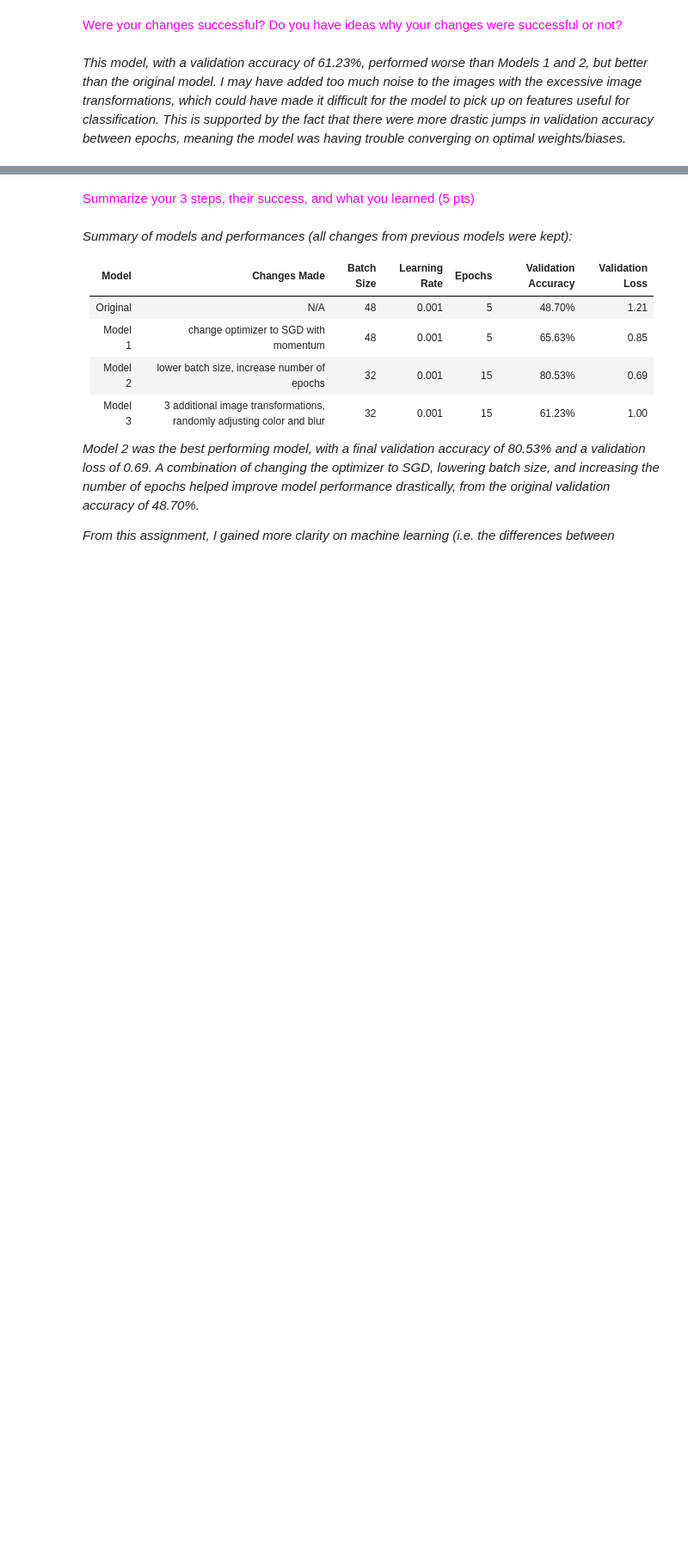
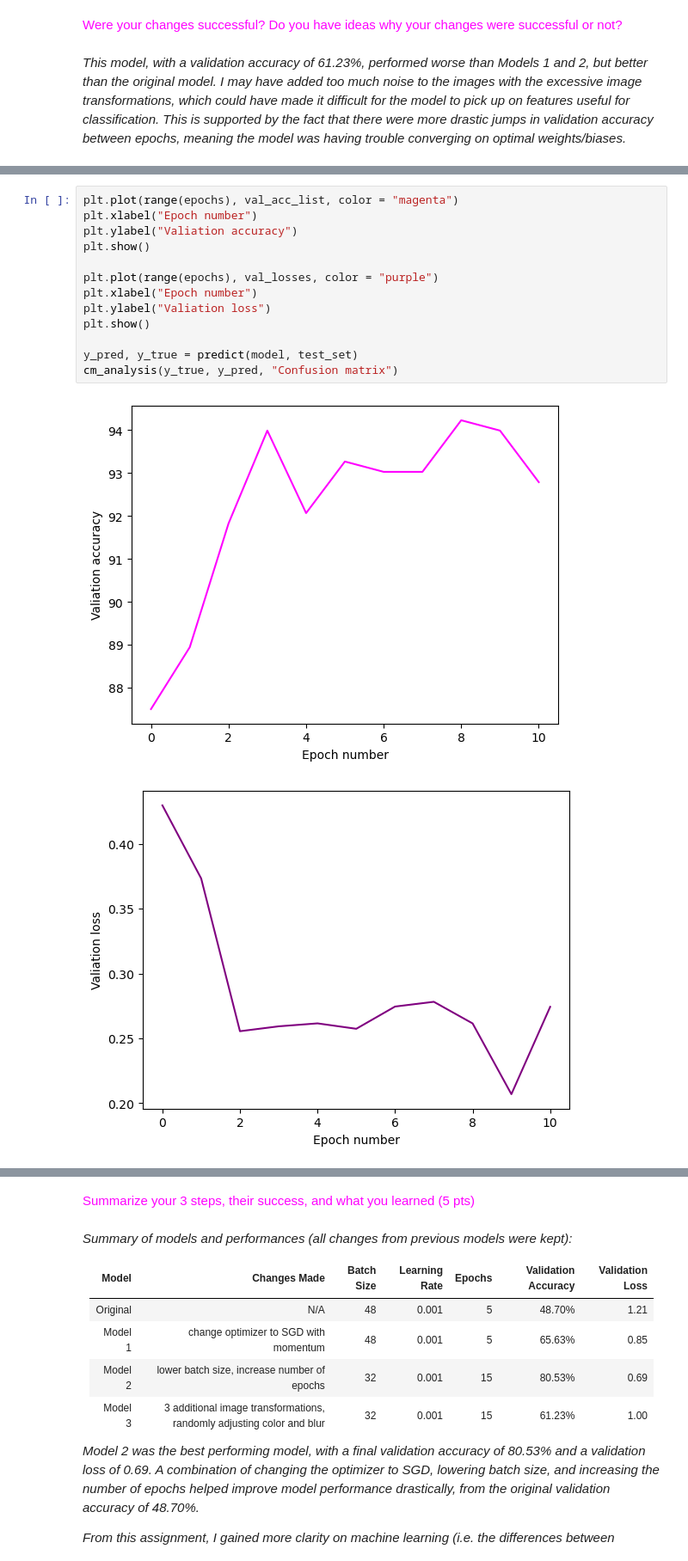
Before and after one commit to vini-karumuru/HappyWhaleClassifier, a Jupyter notebook: ML_assignment_whale_species.ipynb, the cells around one changed output, grey strips where cells are left out. Shown at 86% size. Drawn from its saved outputs; the diff is of its cells as text; blank space fills up the shorter version.

```diff
--- a/ML_assignment_whale_species.ipynb
+++ b/ML_assignment_whale_species.ipynb
@@ -1507,0 +1669,16 @@ cm_analysis(y_true, y_pred, "Confusion matrix")
+# %%
+plt.plot(range(epochs), val_acc_list, color = "magenta")
+plt.xlabel("Epoch number")
+plt.ylabel("Valiation accuracy")
+plt.show()
+
+plt.plot(range(epochs), val_losses, color = "purple")
+plt.xlabel("Epoch number")
+plt.ylabel("Valiation loss")
+plt.show()
+
+y_pred, y_true = predict(model, test_set)
+cm_analysis(y_true, y_pred, "Confusion matrix")
+# %% [output]
+[figure, added]
+[figure, added]
```
Also changed, not shown: parts of 8 cells of this notebook.
